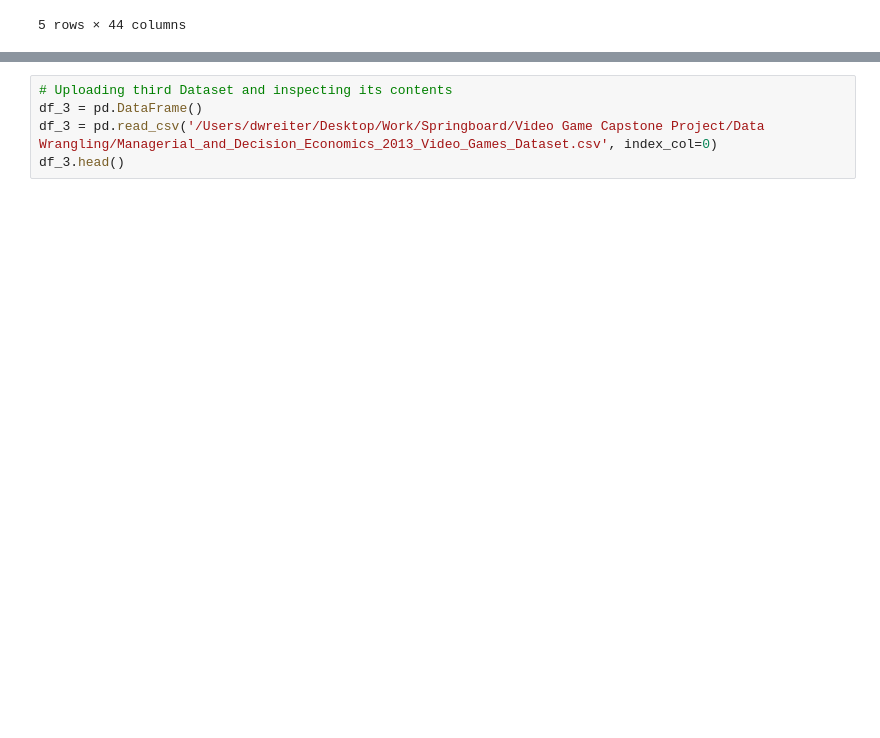
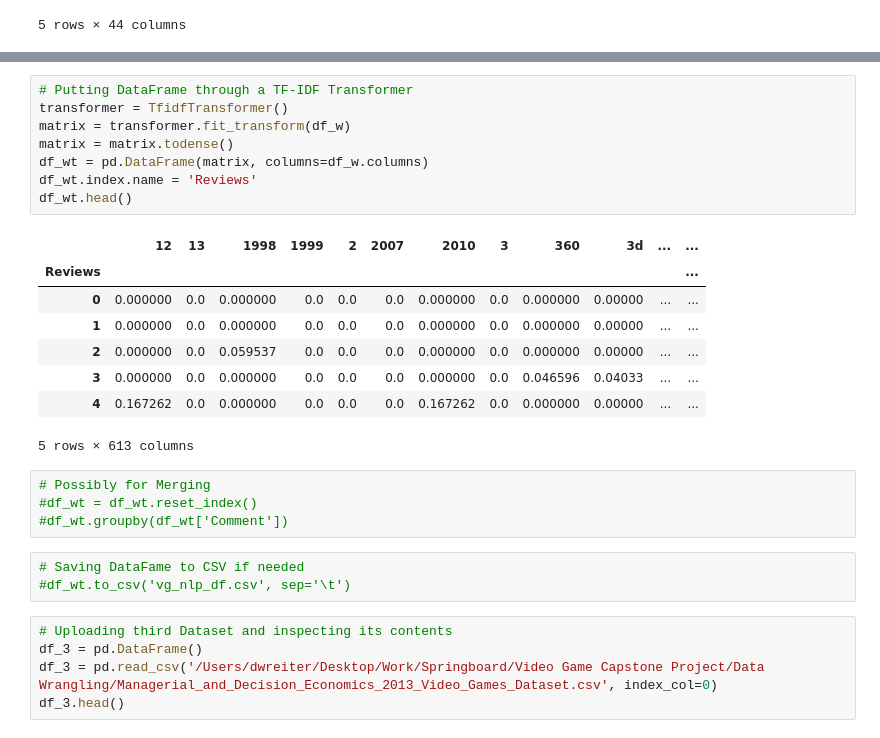
Before and after one commit to SportsReiter12/Data-Science, a Jupyter notebook: Video Game Capstone Project/Data Wrangling/Video Game Capstone Project Data Wrangling.ipynb, the cells around one changed output, grey strips where cells are left out. Cells and saved outputs as stored; diff of their text form; blank space fills up the shorter version.

```diff
--- a/Video Game Capstone Project/Data Wrangling/Video Game Capstone Project Data Wrangling.ipynb
+++ b/Video Game Capstone Project/Data Wrangling/Video Game Capstone Project Data Wrangling.ipynb
@@ -257,3 +251,27 @@ matrix = vectorizer.fit_transform(df_w)
+# %%
+# Putting DataFrame through a TF-IDF Transformer
+transformer = TfidfTransformer()
+matrix = transformer.fit_transform(df_w)
+matrix = matrix.todense()
+df_wt = pd.DataFrame(matrix, columns=df_w.columns)
+df_wt.index.name = 'Reviews'
+df_wt.head()
+# %% [output]
+|  | 12 | 13 | 1998 | 1999 | 2 | 2007 | 2010 | 3 | 360 | 3d | ... | ... |
+| Reviews |  |  |  |  |  |  |  |  |  |  |  | ... |
+| 0 | 0.000000 | 0.0 | 0.000000 | 0.0 | 0.0 | 0.0 | 0.000000 | 0.0 | 0.000000 | 0.00000 | ... | ... |
+| 1 | 0.000000 | 0.0 | 0.000000 | 0.0 | 0.0 | 0.0 | 0.000000 | 0.0 | 0.000000 | 0.00000 | ... | ... |
+| 2 | 0.000000 | 0.0 | 0.059537 | 0.0 | 0.0 | 0.0 | 0.000000 | 0.0 | 0.000000 | 0.00000 | ... | ... |
+| 3 | 0.000000 | 0.0 | 0.000000 | 0.0 | 0.0 | 0.0 | 0.000000 | 0.0 | 0.046596 | 0.04033 | ... | ... |
+| 4 | 0.167262 | 0.0 | 0.000000 | 0.0 | 0.0 | 0.0 | 0.167262 | 0.0 | 0.000000 | 0.00000 | ... | ... |
+5 rows × 613 columns
+# %%
+# Possibly for Merging
+#df_wt = df_wt.reset_index()
+#df_wt.groupby(df_wt['Comment'])
+# %%
+# Saving DataFame to CSV if needed
+#df_wt.to_csv('vg_nlp_df.csv', sep='\t')
 # %%
 # Uploading third Dataset and inspecting its contents
 df_3 = pd.DataFrame()
```
Also changed, not shown: parts of 13 cells of this notebook.
